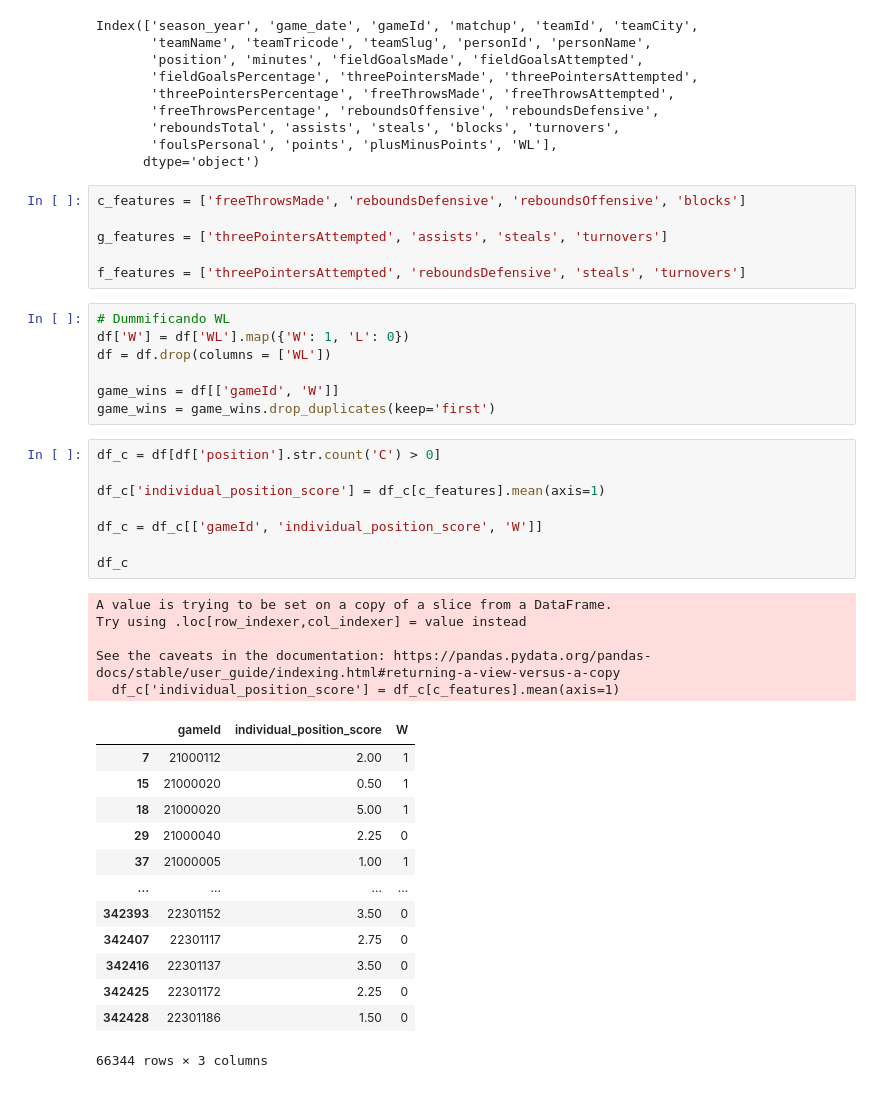
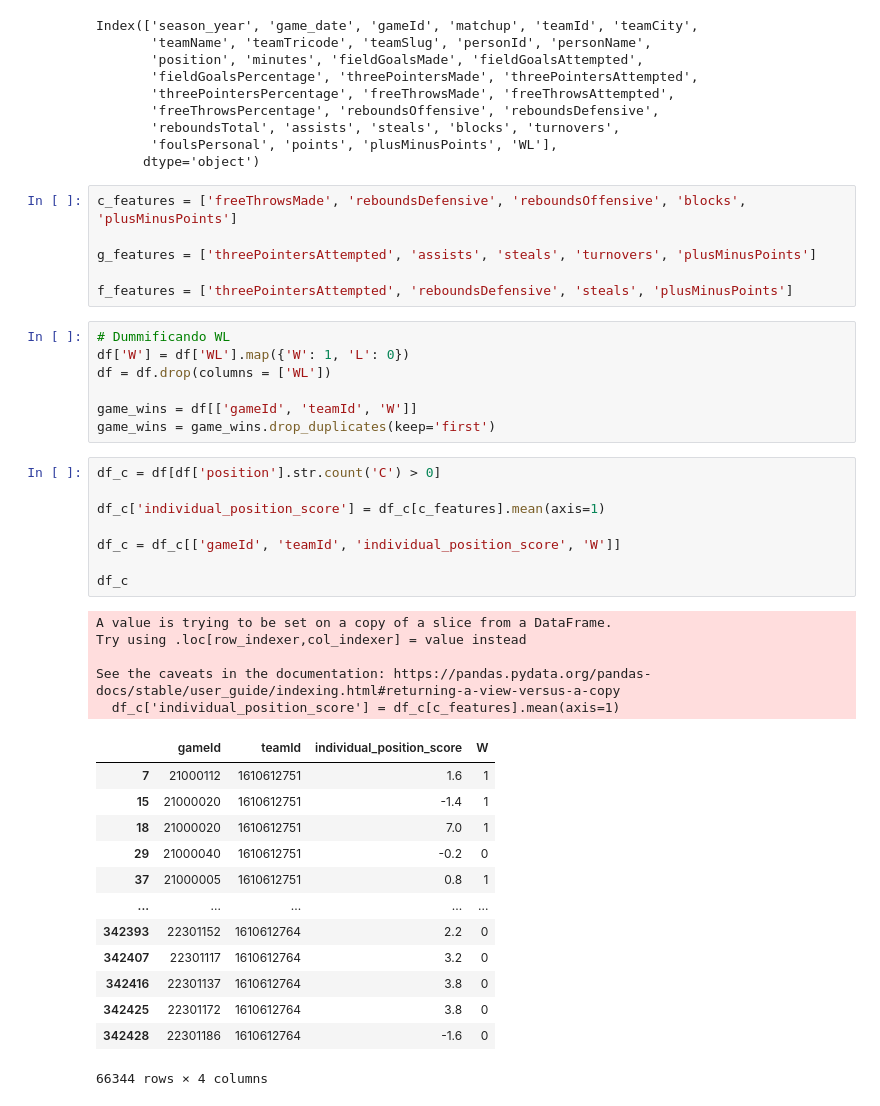
Before and after one commit to SiddiJr/NBA-predictions, a Jupyter notebook: position_scores_logistic_regression.ipynb, the cells around one changed output. Cells and saved outputs as stored; diff of their text form.

```diff
--- a/position_scores_logistic_regression.ipynb
+++ b/position_scores_logistic_regression.ipynb
@@ -30,45 +30,45 @@ Index(['season_year', 'game_date', 'gameId', 'matchup', 'teamId', 'teamCity',
        'foulsPersonal', 'points', 'plusMinusPoints', 'WL'],
       dtype='object')
 # %%
-c_features = ['freeThrowsMade', 'reboundsDefensive', 'reboundsOffensive', 'blocks']
+c_features = ['freeThrowsMade', 'reboundsDefensive', 'reboundsOffensive', 'blocks', 'plusMinusPoints']
 
-g_features = ['threePointersAttempted', 'assists', 'steals', 'turnovers']
+g_features = ['threePointersAttempted', 'assists', 'steals', 'turnovers', 'plusMinusPoints']
 
-f_features = ['threePointersAttempted', 'reboundsDefensive', 'steals', 'turnovers']
+f_features = ['threePointersAttempted', 'reboundsDefensive', 'steals', 'plusMinusPoints']
 # %%
 # Dummificando WL
 df['W'] = df['WL'].map({'W': 1, 'L': 0})
 df = df.drop(columns = ['WL'])
 
-game_wins = df[['gameId', 'W']]
+game_wins = df[['gameId', 'teamId', 'W']]
 game_wins = game_wins.drop_duplicates(keep='first')
 # %%
 df_c = df[df['position'].str.count('C') > 0]
 
 df_c['individual_position_score'] = df_c[c_features].mean(axis=1)
 
-df_c = df_c[['gameId', 'individual_position_score', 'W']]
+df_c = df_c[['gameId', 'teamId', 'individual_position_score', 'W']]
 
 df_c
 # %% [output]
 A value is trying to be set on a copy of a slice from a DataFrame.
 Try using .loc[row_indexer,col_indexer] = value instead
 
 See the caveats in the documentation: https://pandas.pydata.org/pandas-docs/stable/user_guide/indexing.html#returning-a-view-versus-a-copy
   df_c['individual_position_score'] = df_c[c_features].mean(axis=1)
-|  | gameId | individual_position_score | W |
-| 7 | 21000112 | 2.00 | 1 |
-| 15 | 21000020 | 0.50 | 1 |
-| 18 | 21000020 | 5.00 | 1 |
-| 29 | 21000040 | 2.25 | 0 |
-| 37 | 21000005 | 1.00 | 1 |
-| ... | ... | ... | ... |
-| 342393 | 22301152 | 3.50 | 0 |
-| 342407 | 22301117 | 2.75 | 0 |
-| 342416 | 22301137 | 3.50 | 0 |
-| 342425 | 22301172 | 2.25 | 0 |
-| 342428 | 22301186 | 1.50 | 0 |
+|  | gameId | teamId | individual_position_score | W |
+| 7 | 21000112 | 1610612751 | 1.6 | 1 |
+| 15 | 21000020 | 1610612751 | -1.4 | 1 |
+| 18 | 21000020 | 1610612751 | 7.0 | 1 |
+| 29 | 21000040 | 1610612751 | -0.2 | 0 |
+| 37 | 21000005 | 1610612751 | 0.8 | 1 |
+| ... | ... | ... | ... | ... |
+| 342393 | 22301152 | 1610612764 | 2.2 | 0 |
+| 342407 | 22301117 | 1610612764 | 3.2 | 0 |
+| 342416 | 22301137 | 1610612764 | 3.8 | 0 |
+| 342425 | 22301172 | 1610612764 | 3.8 | 0 |
+| 342428 | 22301186 | 1610612764 | -1.6 | 0 |
-66344 rows × 3 columns
+66344 rows × 4 columns
 # %%
 df_g = df[df['position'].str.count('G') > 0]
 
```
Also changed, not shown: parts of 7 cells of this notebook.
